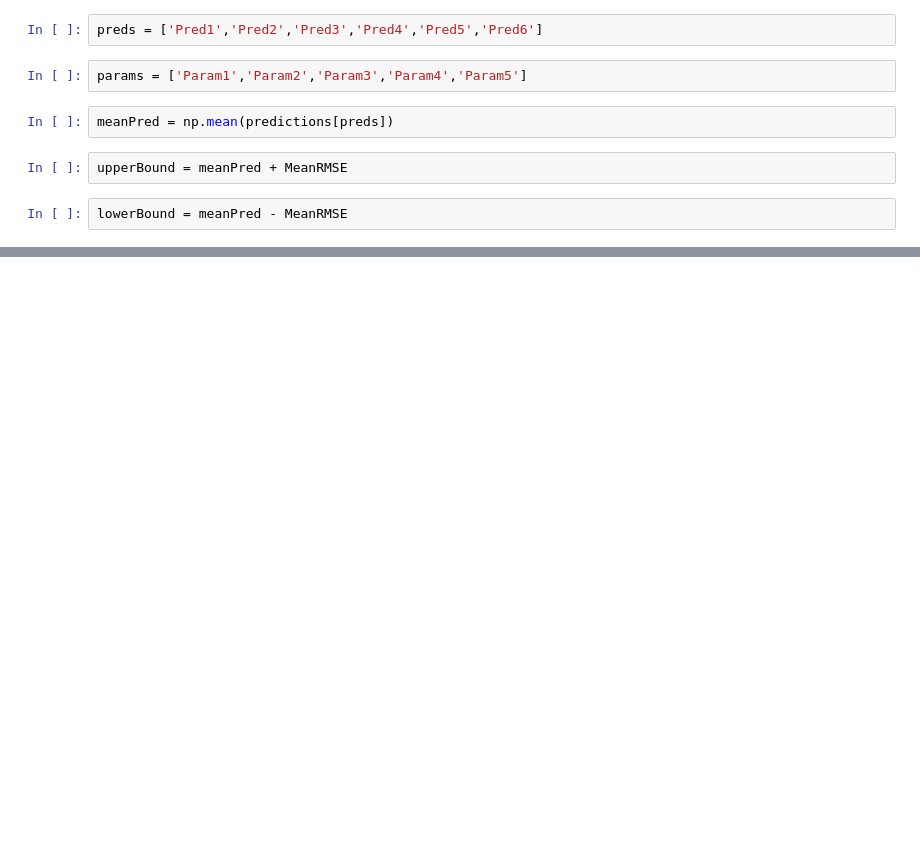
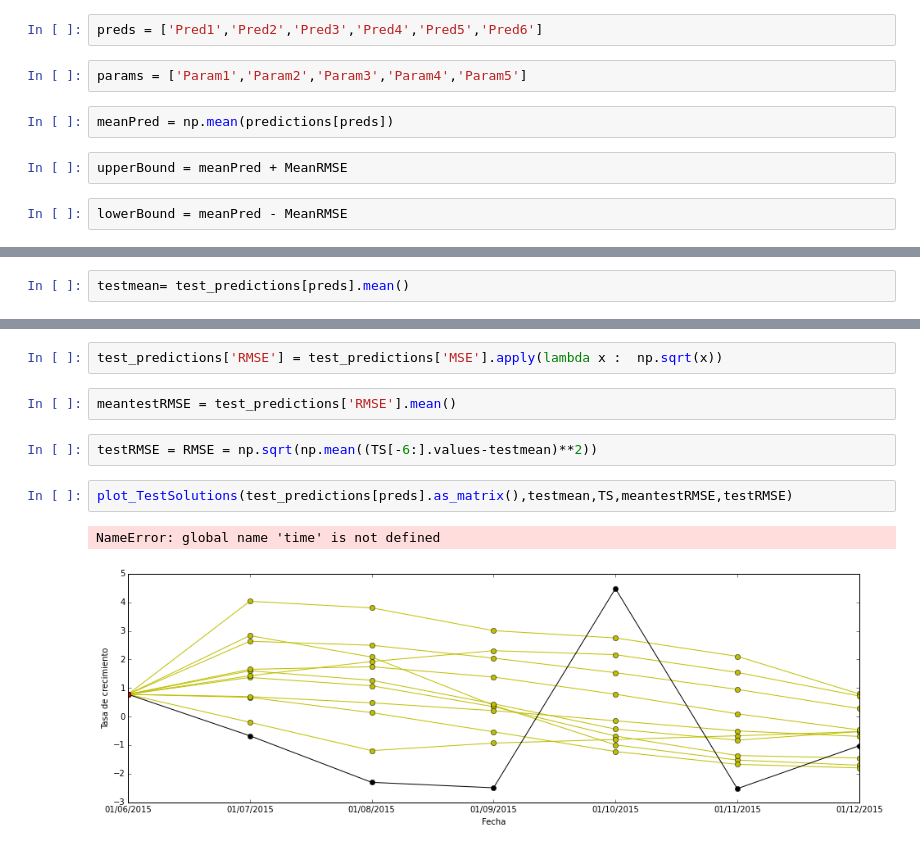
Before and after one commit to Ark93/AnnEchoState, a Jupyter notebook: DataAnalisis.ipynb, the cells around one changed output, grey strips where cells are left out. Drawn from its saved outputs; the diff is of its cells as text; blank space fills up the shorter version.

```diff
--- a/DataAnalisis.ipynb
+++ b/DataAnalisis.ipynb
@@ -135,0 +189,2 @@ dtype: int64
+# %%
+testmean= test_predictions[preds].mean()
@@ -135,0 +201,11 @@ dtype: int64
+# %%
+test_predictions['RMSE'] = test_predictions['MSE'].apply(lambda x :  np.sqrt(x))
+# %%
+meantestRMSE = test_predictions['RMSE'].mean()
+# %%
+testRMSE = RMSE = np.sqrt(np.mean((TS[-6:].values-testmean)**2))
+# %%
+plot_TestSolutions(test_predictions[preds].as_matrix(),testmean,TS,meantestRMSE,testRMSE)
+# %% [output]
+NameError: global name 'time' is not defined
+[figure, added]
```
Also changed, not shown: parts of 14 cells of this notebook, 1 other file.
